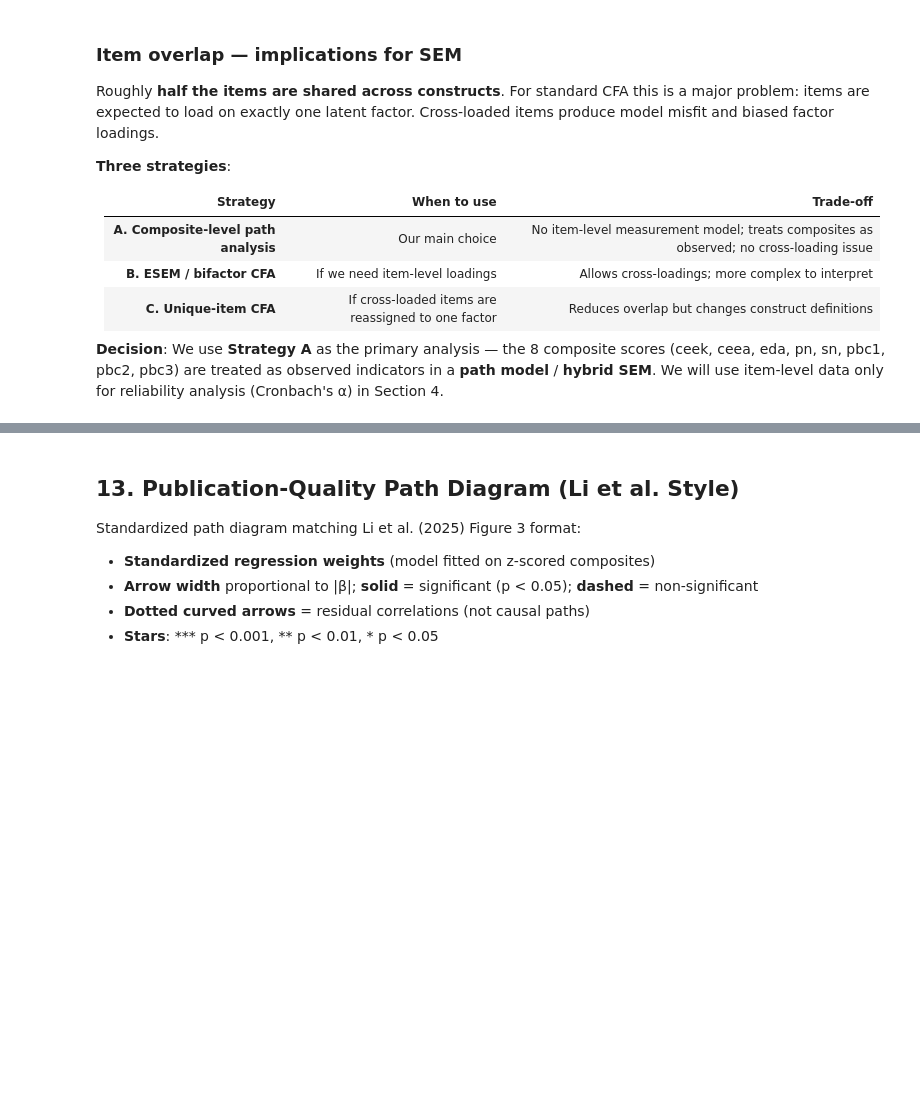
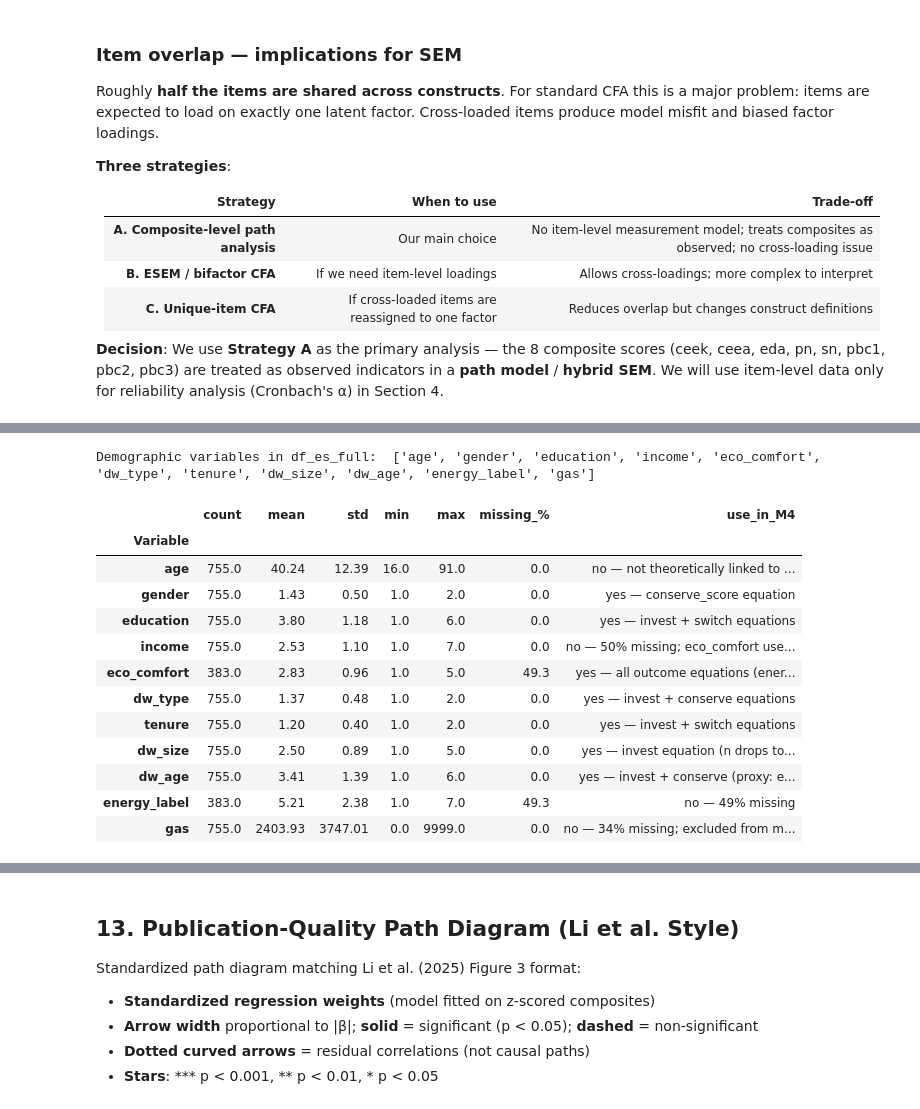
Before and after one commit to danielTorren/bench_py_v4, a Jupyter notebook: structural_equation_modelling/sem_bench_analysis.ipynb, the cells around one changed output, grey strips where cells are left out. Saved outputs shown, nothing was run; the diff lists cells and outputs as text; code cells hidden in the pictures; blank space fills up the shorter version.

```diff
--- a/structural_equation_modelling/sem_bench_analysis.ipynb
+++ b/structural_equation_modelling/sem_bench_analysis.ipynb
@@ -444 +579,42 @@ plt.show()
+# %%
+# ── Demographic and dwelling variable availability ────────────────────────────
+# df_es (from load_real_population) already contains all 19 BENCH columns:
+# behavioural composites (BEH_VARS) + sociodemographic + dwelling variables.
+# df_es_full adds the raw Q80x behavioral outcome items on top.
+
+avail_demo = [c for c in DEMO_VARS if c in df_es_full.columns]
+demo_summary = df_es_full[avail_demo].describe().T[['count', 'mean', 'std', 'min', 'max']].round(2)
+demo_summary.index.name = 'Variable'
+demo_summary['missing_%'] = ((len(df_es_full) - demo_summary['count']) / len(df_es_full) * 100).round(1)
+demo_summary['use_in_M4'] = demo_summary.index.map(lambda v: {
+    'age':          'no  — not theoretically linked to PBC/outcomes',
+    'gender':       'yes — conserve_score equation',
+    'education':    'yes — invest + switch equations',
+    'income':       'no  — 50% missing; eco_comfort used as proxy',
+    'eco_comfort':  'yes — all outcome equations (energy cost burden)',
+    'dw_type':      'yes — invest + conserve equations',
+    'tenure':       'yes — invest + switch equations',
+    'dw_size':      'yes — invest equation (n drops to ~610)',
+    'dw_age':       'yes — invest + conserve (proxy: energy efficiency)',
+    'energy_label': 'no  — 49% missing',
+    'gas':          'no  — 34% missing; excluded from main M4',
+}.get(v, '?'))
+
+print(f'Demographic variables in df_es_full:  {avail_demo}\n')
+display(demo_summary)
+# %% [output]
+Demographic variables in df_es_full:  ['age', 'gender', 'education', 'income', 'eco_comfort', 'dw_type', 'tenure', 'dw_size', 'dw_age', 'energy_label', 'gas']
+|  | count | mean | std | min | max | missing_% | use_in_M4 |
+| Variable |  |  |  |  |  |  |  |
+| age | 755.0 | 40.24 | 12.39 | 16.0 | 91.0 | 0.0 | no — not theoretically linked to ... |
+| gender | 755.0 | 1.43 | 0.50 | 1.0 | 2.0 | 0.0 | yes — conserve_score equation |
+| education | 755.0 | 3.80 | 1.18 | 1.0 | 6.0 | 0.0 | yes — invest + switch equations |
+| income | 755.0 | 2.53 | 1.10 | 1.0 | 7.0 | 0.0 | no — 50% missing; eco_comfort use... |
+| eco_comfort | 383.0 | 2.83 | 0.96 | 1.0 | 5.0 | 49.3 | yes — all outcome equations (ener... |
+| dw_type | 755.0 | 1.37 | 0.48 | 1.0 | 2.0 | 0.0 | yes — invest + conserve equations |
+| tenure | 755.0 | 1.20 | 0.40 | 1.0 | 2.0 | 0.0 | yes — invest + switch equations |
+| dw_size | 755.0 | 2.50 | 0.89 | 1.0 | 5.0 | 0.0 | yes — invest equation (n drops to... |
+| dw_age | 755.0 | 3.41 | 1.39 | 1.0 | 6.0 | 0.0 | yes — invest + conserve (proxy: e... |
+| energy_label | 383.0 | 5.21 | 2.38 | 1.0 | 7.0 | 49.3 | no — 49% missing |
+| gas | 755.0 | 2403.93 | 3747.01 | 0.0 | 9999.0 | 0.0 | no — 34% missing; excluded from m... |
 # %% [markdown]
```
Also changed, not shown: parts of 36 cells of this notebook, 17 other files.
